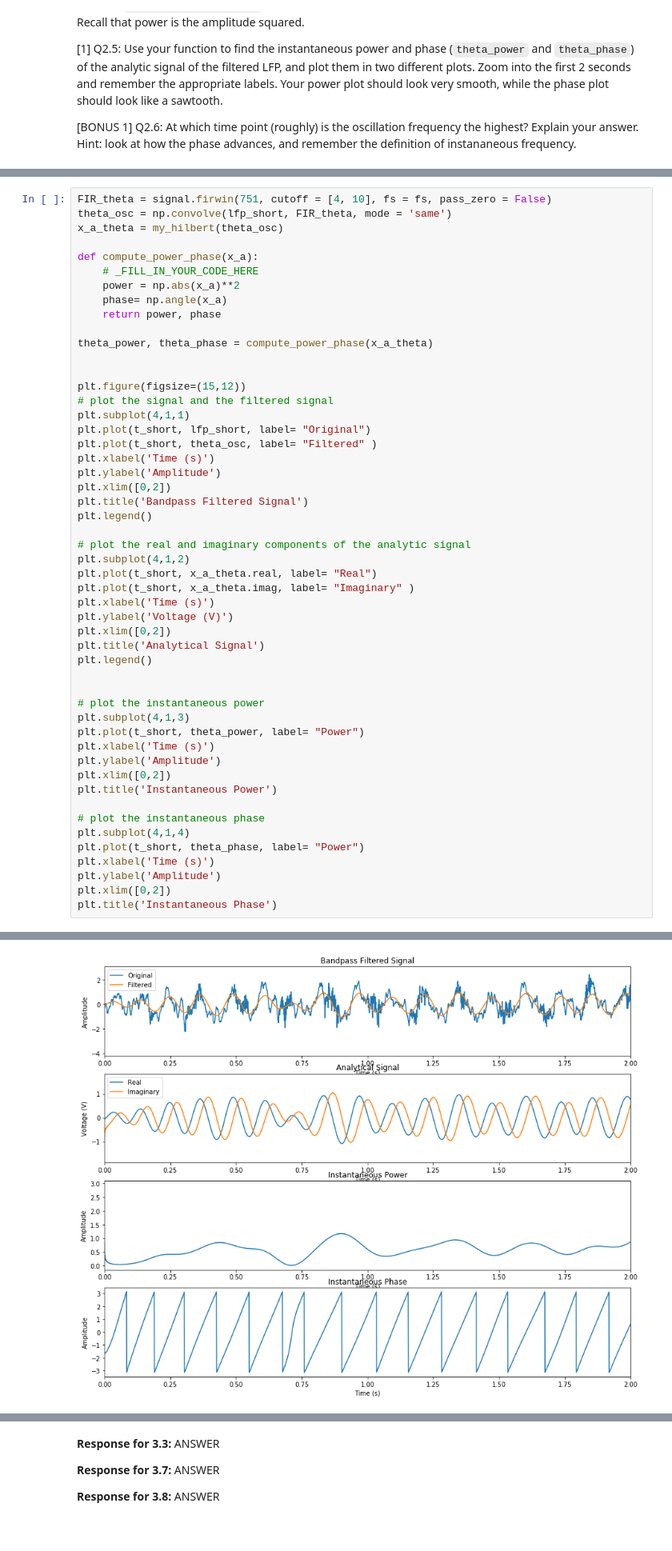
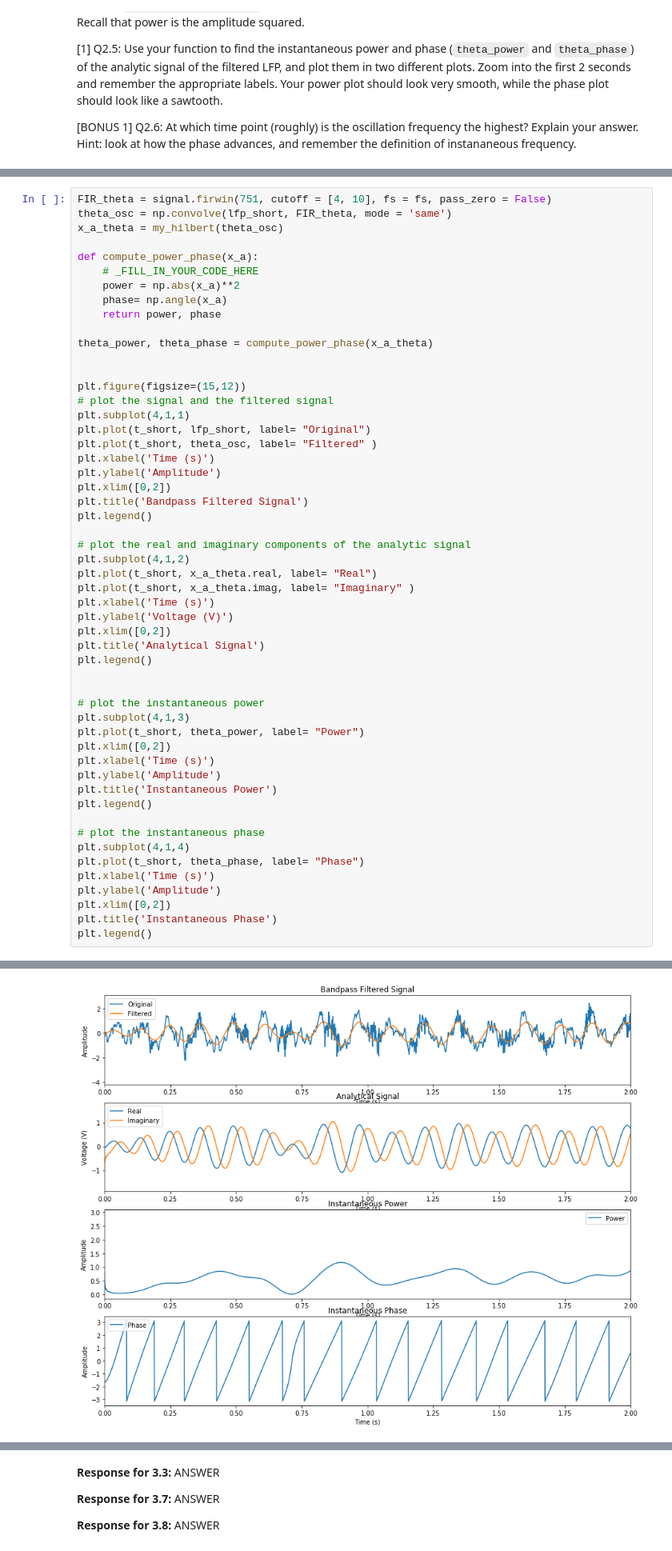
Before and after one commit to ajkeamy/COGS118C, a Jupyter notebook: Assignments/A4-HilbertLFPSpike.ipynb, the cells around one changed output, grey strips where cells are left out. Shown at 80% size. Cells and saved outputs as stored; diff of their text form.

```diff
--- a/Assignments/A4-HilbertLFPSpike.ipynb
+++ b/Assignments/A4-HilbertLFPSpike.ipynb
@@ -207,16 +213,18 @@ plt.legend()
 # plot the instantaneous power
 plt.subplot(4,1,3)
 plt.plot(t_short, theta_power, label= "Power")
+plt.xlim([0,2])
 plt.xlabel('Time (s)')
 plt.ylabel('Amplitude')
-plt.xlim([0,2])
 plt.title('Instantaneous Power')
+plt.legend()
 
 # plot the instantaneous phase
 plt.subplot(4,1,4)
-plt.plot(t_short, theta_phase, label= "Power")
+plt.plot(t_short, theta_phase, label= "Phase")
 plt.xlabel('Time (s)')
 plt.ylabel('Amplitude')
 plt.xlim([0,2])
 plt.title('Instantaneous Phase')
+plt.legend()
 # %% [output]
@@ -224,4 +232,4 @@ Text(0.5,1,'Instantaneous Phase')
-[figure, old version]
+[figure, new version]
 # %% [markdown]
 ---
 ![](./img/polar.png)
```
Also changed, not shown: parts of 10 cells of this notebook.
